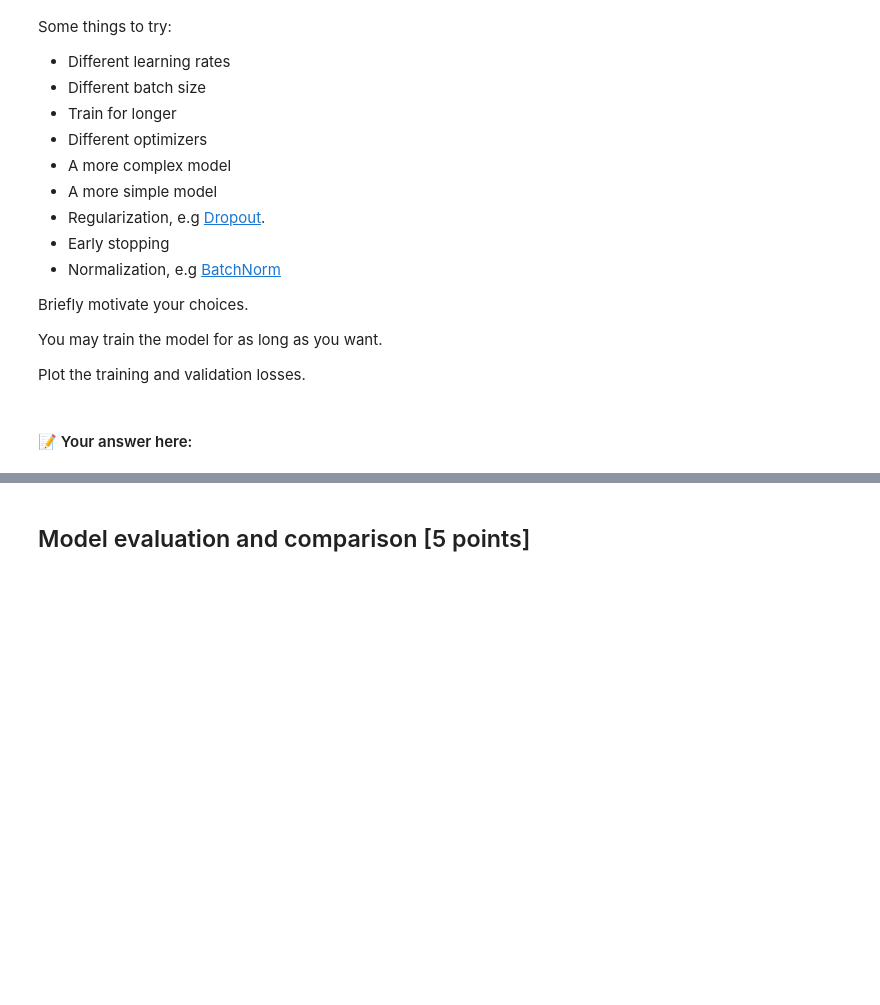
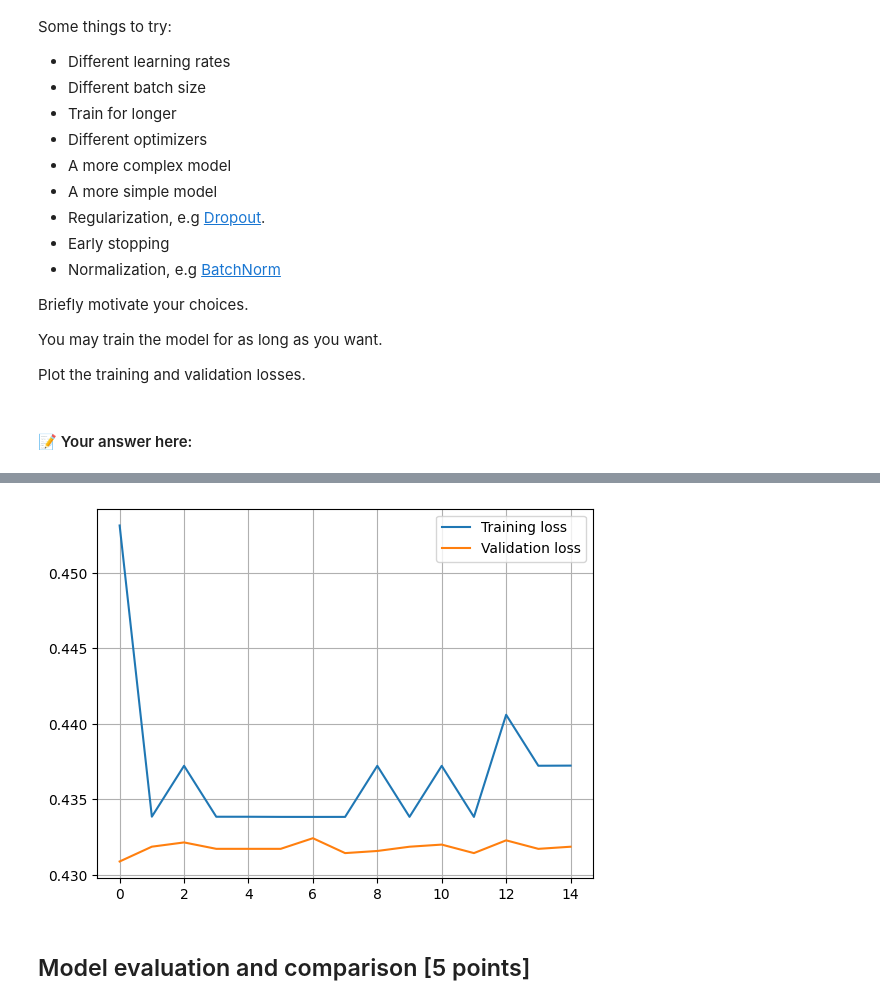
Before and after one commit to nils-led/TDA233, a Jupyter notebook: HW3_2025.ipynb, the cells around one changed output, grey strips where cells are left out. Drawn from its saved outputs; the diff is of its cells as text; code cells hidden in the pictures; blank space fills up the shorter version.

```diff
--- a/HW3_2025.ipynb
+++ b/HW3_2025.ipynb
@@ -591,7 +597,7 @@ x.shape=torch.Size([3, 128, 128]), y.shape=torch.Size([1])
 # %% [markdown]
 For the training, we further split the data into a training and validation set:
 # %%
-n_train = int(0.9 * len(images))
+n_train = int(0.90 * len(images))
 n_val = len(images) - n_train
 training_data_catsndogs, validation_data_catsndogs = torch.utils.data.random_split(train_data, (n_train, n_val))
 # %% [markdown]
@@ -765,3 +805,19 @@ Train the neural network for 10 epochs with learning rate `1e-3` using Adam and
 Simply copy the code you wrote in the previous exercise, that is why you don't get any points.
 # %% [markdown]
 #### 📝 Your answer here:
+# %%
+conv_model = ConvModel().to(device)
+training_loss = torch.zeros(10)
+validation_loss = torch.zeros(10)
+times = range(10)
+optimizer = torch.optim.Adam(fc_model.parameters(),lr = 1e-3)
+model = conv_model
+
+for epoch in times:
+    training_loss[epoch], validation_loss[epoch] = train_epoch(training_loader_catsndogs, validation_loader_catsndogs, model, loss, optimizer, device)
+plt.plot(times,training_loss, label = "Training loss")
+plt.plot(times,validation_loss, label = "Validation loss")
+
+plt.grid()
+plt.legend()
+plt.show()
@@ -802,0 +850,49 @@ improved_model = ImprovedModel().to(device)
+# %%
+class ImprovedModel(nn.Module):
+    def __init__(self):
+        super().__init__()
+        self.conv_net = nn.Sequential(
+            nn.Conv2d(3, 20, kernel_size=4, stride=1),
+            nn.ReLU(),
+            nn.BatchNorm2d(20),
+            nn.MaxPool2d(kernel_size=4, stride=4),
+
+            nn.Conv2d(20, 15, kernel_size=3, stride=2),
+            nn.ReLU(),
+            nn.Dropout2d(p = 0.3),
+            nn.MaxPool2d(kernel_size=2, stride=2),
+        )
+        self.fc = nn.Sequential(
+            nn.LazyLinear(out_features=10),
+            nn.Linear(10,1),
+            nn.Sigmoid()
+        )
+
+    def forward(self, x):
+        conv_output = self.conv_net(x)
+        conv_output_flat = conv_output.reshape(x.size(0), -1)
+        y = self.fc(conv_output_flat)
+        return y
+
+improved_model = ImprovedModel().to(device)
+
+training_epochs = 15
+training_loss = torch.zeros(training_epochs)
+validation_loss = torch.zeros(training_epochs)
+times = range(training_epochs)
+optimizer = torch.optim.Adam(improved_model.parameters(),lr = 1e-3)
+
+model = improved_model
+modified_training_loader_catsndogs = DataLoader(training_data_catsndogs, batch_size=50, shuffle=True)
+modified_validation_loader_catsndogs = DataLoader(validation_data_catsndogs, batch_size=50, shuffle=True)
+loss = torch.nn.BCEWithLogitsLoss()
+for epoch in times:
+    print(f"\nEpoch: {epoch+1}:\n")
+    training_loss[epoch], validation_loss[epoch] = train_epoch(modified_training_loader_catsndogs, modified_validation_loader_catsndogs, model, loss, optimizer, device)
+plt.plot(times,training_loss, label = "Training loss")
+plt.plot(times,validation_loss, label = "Validation loss")
+
+plt.grid()
+plt.legend()
+plt.show()
+# %% [output]
@@ -803,3 +916,4 @@ improved_model = ImprovedModel().to(device)
+[figure, added]
 # %% [markdown]
 ## Model evaluation and comparison [5 points]
 # %% [markdown]
```
Also changed, not shown: parts of 20 cells of this notebook.
